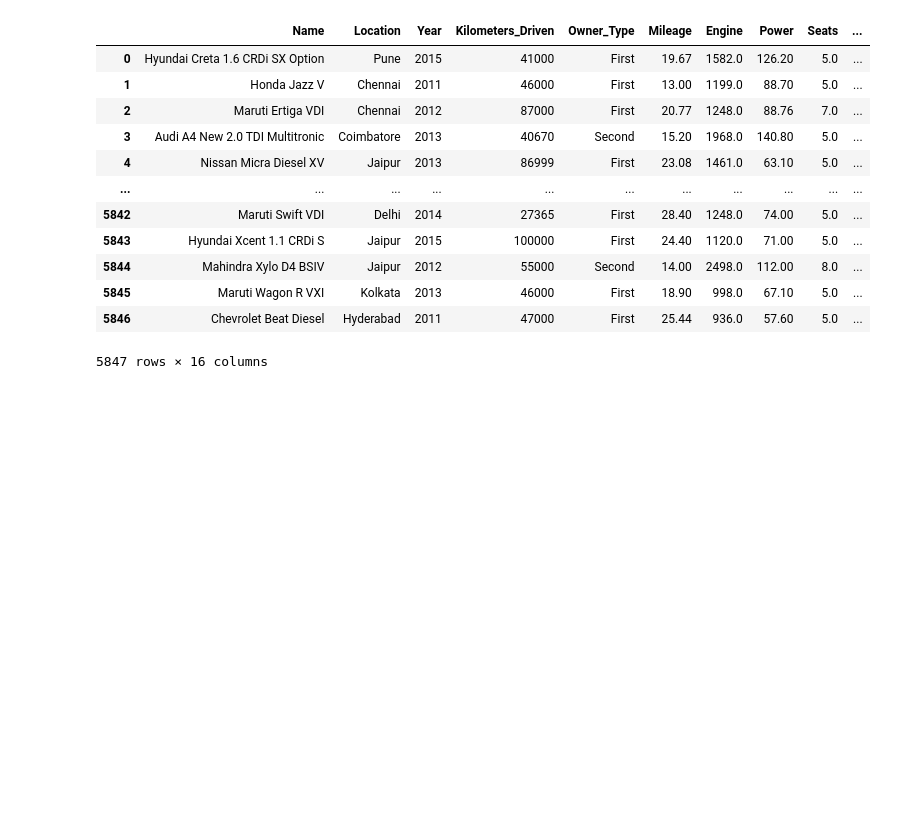
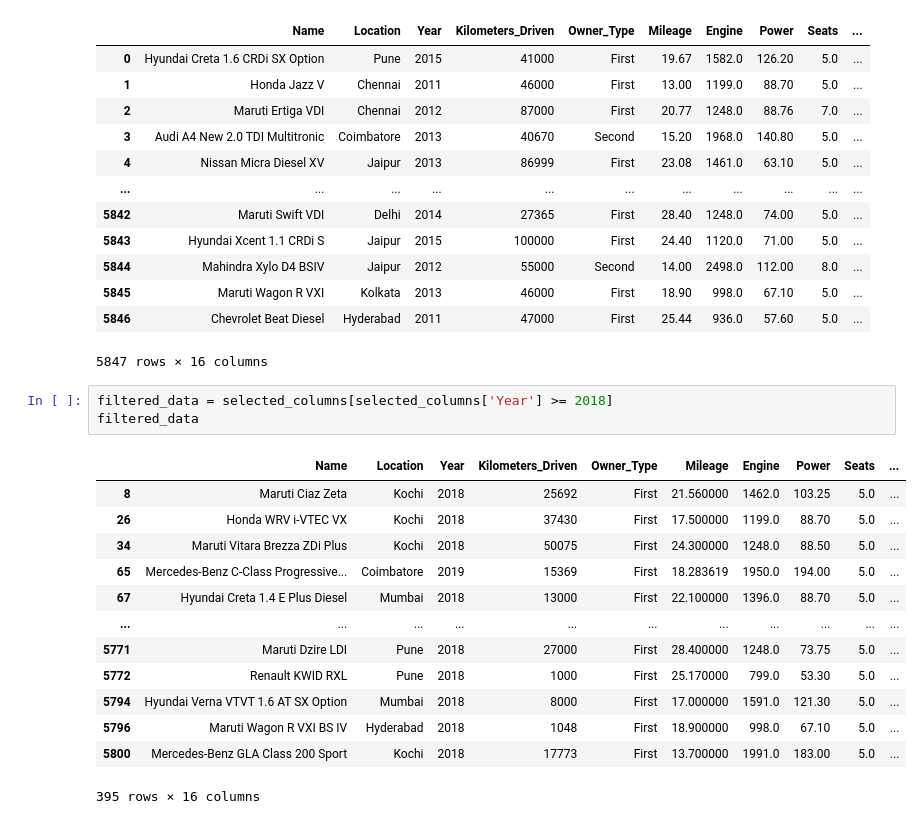
Before and after one commit to GauravBachu/PDS_Assignment-2, a Jupyter notebook: src/solution.ipynb, the cells around one changed output. Cells and saved outputs as stored; diff of their text form; blank space fills up the shorter version.

Commit message:
Filtering Data based on Year>2018

```diff
--- a/src/solution.ipynb
+++ b/src/solution.ipynb
@@ -339,3 +339,20 @@ selected_columns
 | 5845 | Maruti Wagon R VXI | Kolkata | 2013 | 46000 | First | 18.90 | 998.0 | 67.10 | 5.0 | ... |
 | 5846 | Chevrolet Beat Diesel | Hyderabad | 2011 | 47000 | First | 25.44 | 936.0 | 57.60 | 5.0 | ... |
 5847 rows × 16 columns
+# %%
+filtered_data = selected_columns[selected_columns['Year'] >= 2018]
+filtered_data
+# %% [output]
+|  | Name | Location | Year | Kilometers_Driven | Owner_Type | Mileage | Engine | Power | Seats | ... |
+| 8 | Maruti Ciaz Zeta | Kochi | 2018 | 25692 | First | 21.560000 | 1462.0 | 103.25 | 5.0 | ... |
+| 26 | Honda WRV i-VTEC VX | Kochi | 2018 | 37430 | First | 17.500000 | 1199.0 | 88.70 | 5.0 | ... |
+| 34 | Maruti Vitara Brezza ZDi Plus | Kochi | 2018 | 50075 | First | 24.300000 | 1248.0 | 88.50 | 5.0 | ... |
+| 65 | Mercedes-Benz C-Class Progressive... | Coimbatore | 2019 | 15369 | First | 18.283619 | 1950.0 | 194.00 | 5.0 | ... |
+| 67 | Hyundai Creta 1.4 E Plus Diesel | Mumbai | 2018 | 13000 | First | 22.100000 | 1396.0 | 88.70 | 5.0 | ... |
+| ... | ... | ... | ... | ... | ... | ... | ... | ... | ... | ... |
+| 5771 | Maruti Dzire LDI | Pune | 2018 | 27000 | First | 28.400000 | 1248.0 | 73.75 | 5.0 | ... |
+| 5772 | Renault KWID RXL | Pune | 2018 | 1000 | First | 25.170000 | 799.0 | 53.30 | 5.0 | ... |
+| 5794 | Hyundai Verna VTVT 1.6 AT SX Option | Mumbai | 2018 | 8000 | First | 17.000000 | 1591.0 | 121.30 | 5.0 | ... |
+| 5796 | Maruti Wagon R VXI BS IV | Hyderabad | 2018 | 1048 | First | 18.900000 | 998.0 | 67.10 | 5.0 | ... |
+| 5800 | Mercedes-Benz GLA Class 200 Sport | Kochi | 2018 | 17773 | First | 13.700000 | 1991.0 | 183.00 | 5.0 | ... |
+395 rows × 16 columns
```
